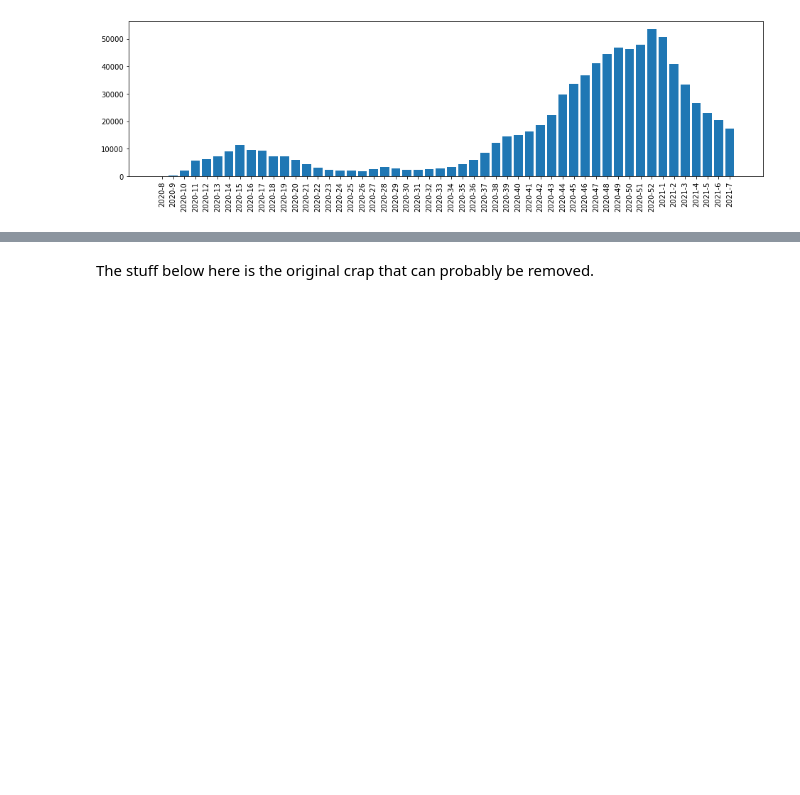
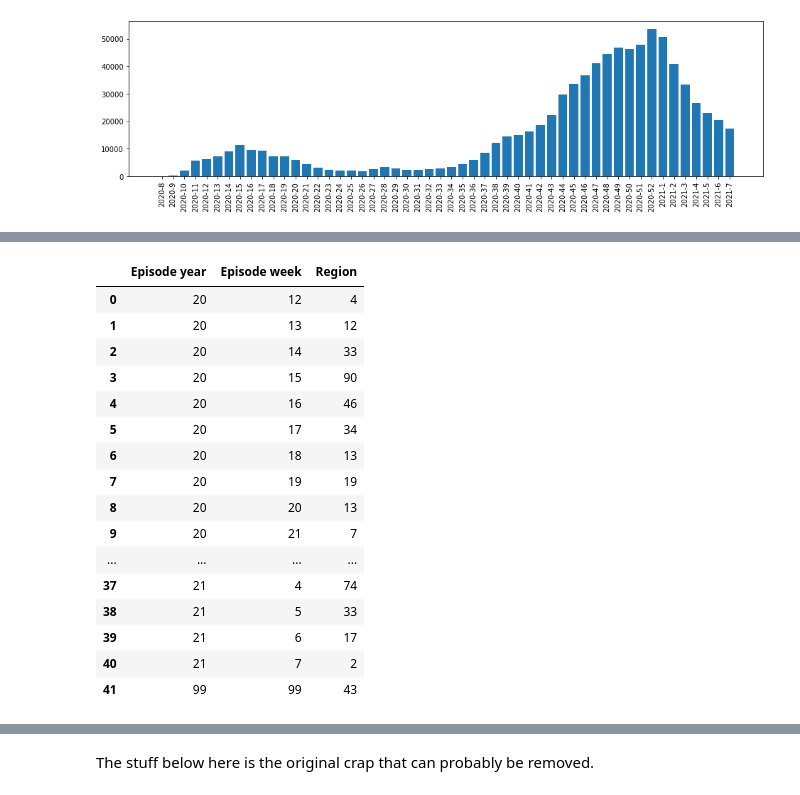
Before and after one commit to rkaunismaa/Covid19, a Jupyter notebook: COVID19-eng.ipynb, the cells around one changed output, grey strips where cells are left out. Saved outputs shown, nothing was run; the diff lists cells and outputs as text; code cells hidden in the pictures; blank space fills up the shorter version.

```diff
--- a/COVID19-eng.ipynb
+++ b/COVID19-eng.ipynb
@@ -147,0 +230,21 @@ plt.show()
+# %%
+covid19.loc[(covid19['Asymptomatic']==1) & (covid19['Death']==1) & (covid19['Age group'].isin([1,2,3,4,5,6,7,8,9]))].groupby(['Episode year','Episode week'])['Region'].count().reset_index()
+# covid19.loc[(covid19['Death']==1) & (covid19['Age group'].isin([1,2,3,4,5,6,7,8,9]))].groupby(['Episode year','Episode week'])['Region'].count().reset_index()
+# %% [output]
+|  | Episode year | Episode week | Region |
+| 0 | 20 | 12 | 4 |
+| 1 | 20 | 13 | 12 |
+| 2 | 20 | 14 | 33 |
+| 3 | 20 | 15 | 90 |
+| 4 | 20 | 16 | 46 |
+| 5 | 20 | 17 | 34 |
+| 6 | 20 | 18 | 13 |
+| 7 | 20 | 19 | 19 |
+| 8 | 20 | 20 | 13 |
+| 9 | 20 | 21 | 7 |
+| ... | ... | ... | ... |
+| 37 | 21 | 4 | 74 |
+| 38 | 21 | 5 | 33 |
+| 39 | 21 | 6 | 17 |
+| 40 | 21 | 7 | 2 |
+| 41 | 99 | 99 | 43 |
```
Also changed, not shown: parts of 8 cells of this notebook.
